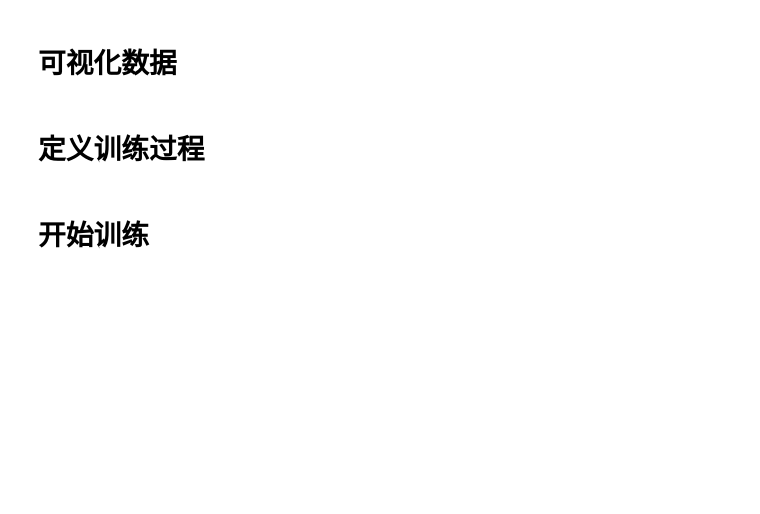
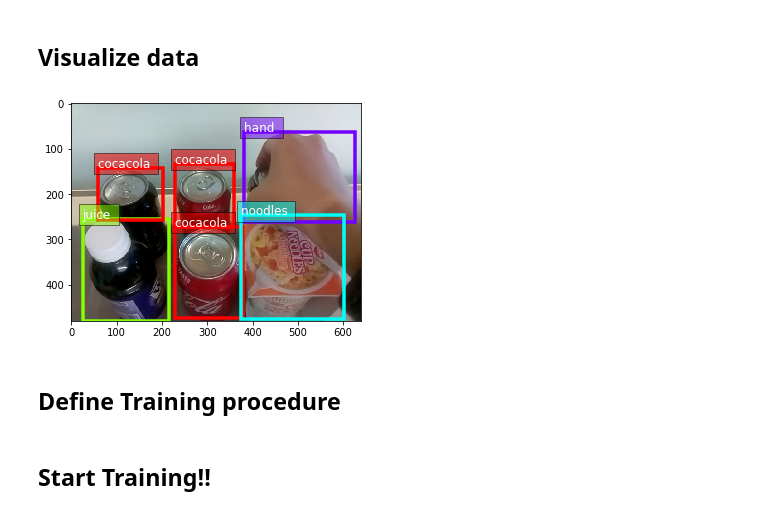
Before and after one commit to zhreshold/mini-amazon-go, a Jupyter notebook: src/training_object_detector_yolo3.ipynb, the cells around one changed output. Drawn from its saved outputs; the diff is of its cells as text; code cells hidden in the pictures; blank space fills up the shorter version.

```diff
--- a/src/training_object_detector_yolo3.ipynb
+++ b/src/training_object_detector_yolo3.ipynb
@@ -40,20 +41,21 @@ print('num_images:', len(train_dataset))
-# %% [markdown]
-# 可视化数据
+# %% [markdown]
+## Visualize data
 # %%
 from matplotlib import pyplot as plt
 from gluoncv.utils import viz
 
 sample = train_dataset[0]
-train_image = sample[0]
-train_label = sample[1]
+train_image, train_label = sample
 
 ax = viz.plot_bbox(
     train_image.asnumpy(),
     train_label[:, :4],
     labels=train_label[:, 4:5],
     class_names=train_dataset.classes)
 plt.show()
+# %% [output]
+[figure, added]
-# %% [markdown]
-# 定义训练过程
+# %% [markdown]
+## Define Training procedure
 # %%
 import time
@@ -140,5 +144,5 @@ def train_model(train_dataset, epochs=50):
             btic = time.time()
     return net
-# %% [markdown]
-# 开始训练
+# %% [markdown]
+## Start Training!!
 # %%
```
Also changed, not shown: parts of 8 cells of this notebook, 6 other files.
